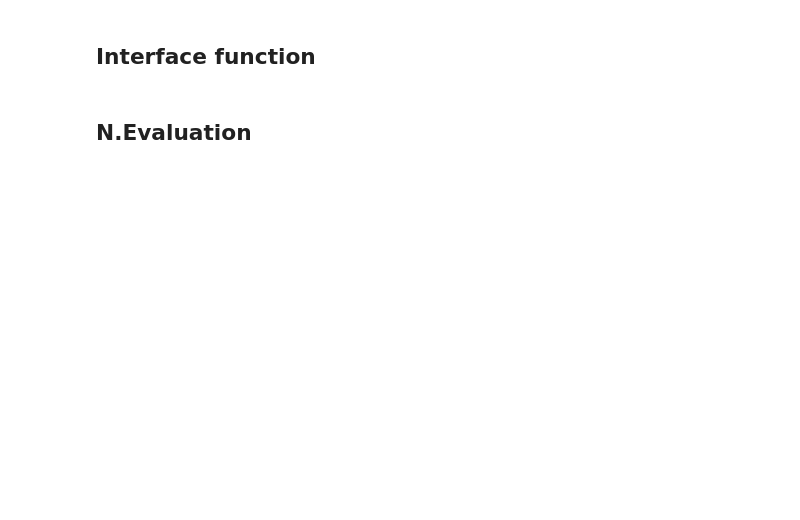
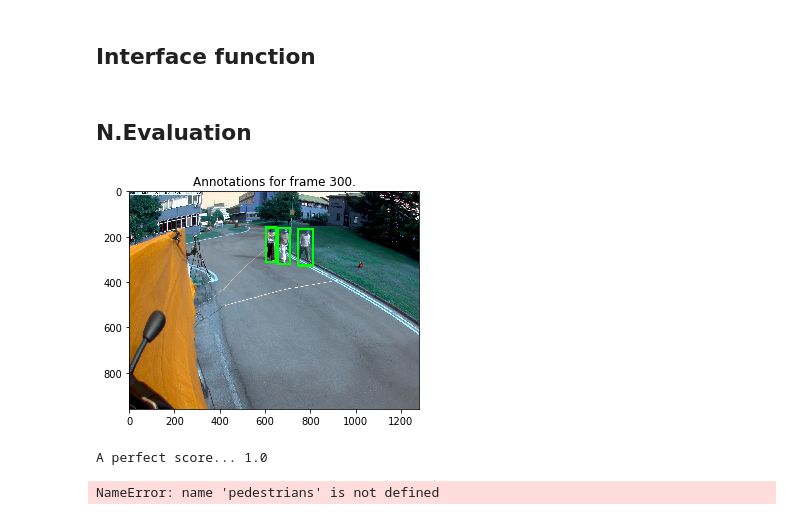
Before and after one commit to paulasquin/computer-vision-cs, a Jupyter notebook: Assignment2/asquin.ipynb, the cells around one changed output. Drawn from its saved outputs; the diff is of its cells as text; code cells hidden in the pictures; blank space fills up the shorter version.

```diff
--- a/Assignment2/asquin.ipynb
+++ b/Assignment2/asquin.ipynb
@@ -137,31 +258,35 @@ def evaluate_solution(gt, solution, N):
 
     return np.asarray(score).mean()
 
 
 def show_annotation(solution, frame):
     assert _N >= frame
     im = read_frame(data_root, frame)
     bbs = annotations_for_frame(solution, frame)
     for bb in bbs:
         x, y = bb[2:4]
         dx, dy = bb[4:6]
         cv2.rectangle(im, (x, y), (x+dx, y+dy), (0,255,0), 10)
     plt.imshow(im)
     plt.title('Annotations for frame {}.'.format(frame))
     plt.show()
     return
 
 
-SCORING = False
+SCORING = True
 if SCORING:
     gt = read_gt(gt_path)
 
     show_annotation(gt, 300)
 
     print('A perfect score... {}'.format(evaluate_solution(gt, gt, _N)))
 
     # your solution will be tested simply by changing the dataset
     # and changing the module, i.e., the following has to work
     # with simply using your module
     sol = pedestrians(data_root, _W, _H, _N)
     print('A great score! {}'.format(evaluate_solution(sol, gt, _N)))
+# %% [output]
+[figure, added]
+A perfect score... 1.0
+NameError: name 'pedestrians' is not defined
```
Also changed, not shown: parts of 12 cells of this notebook, 2 other files.
